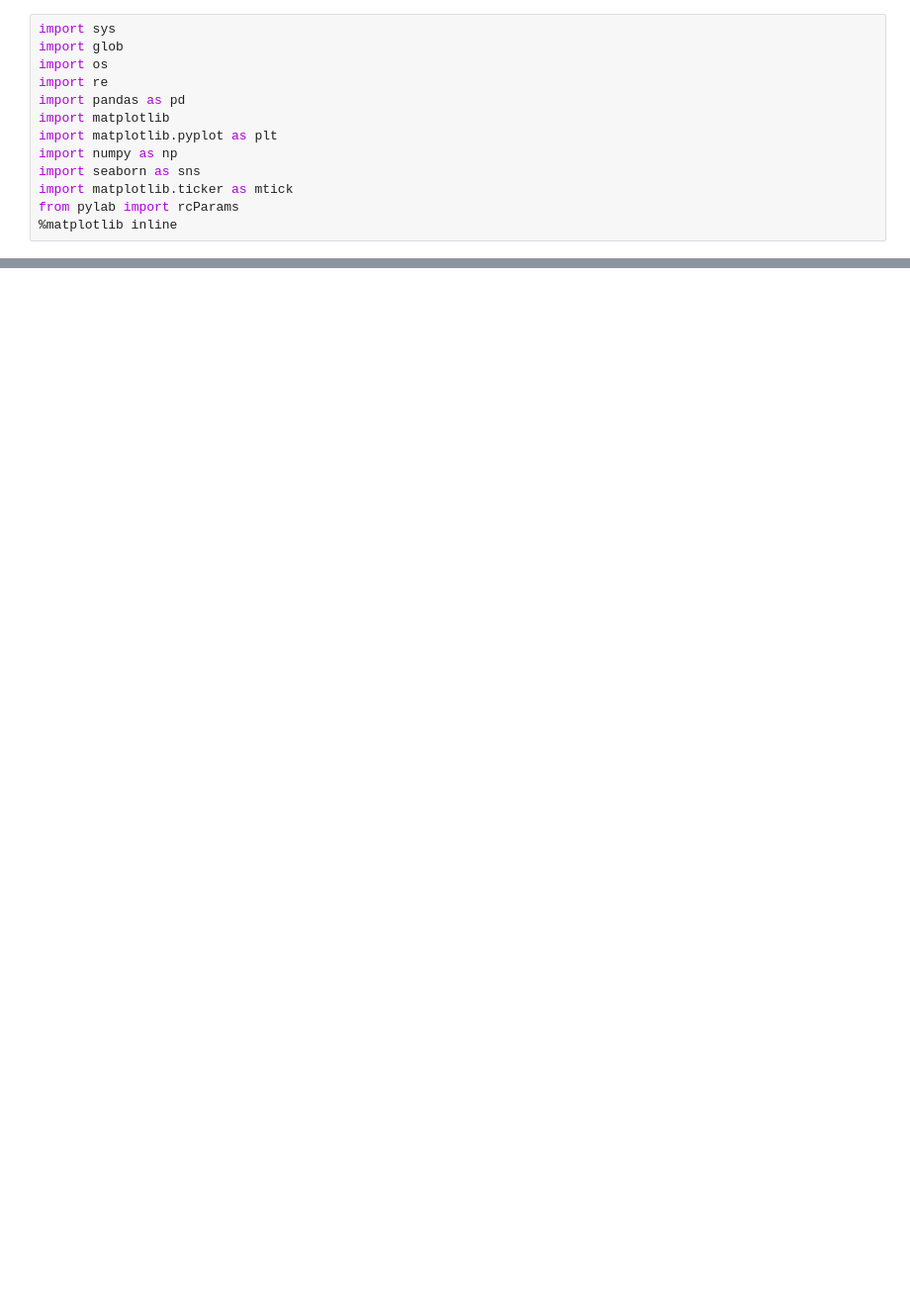
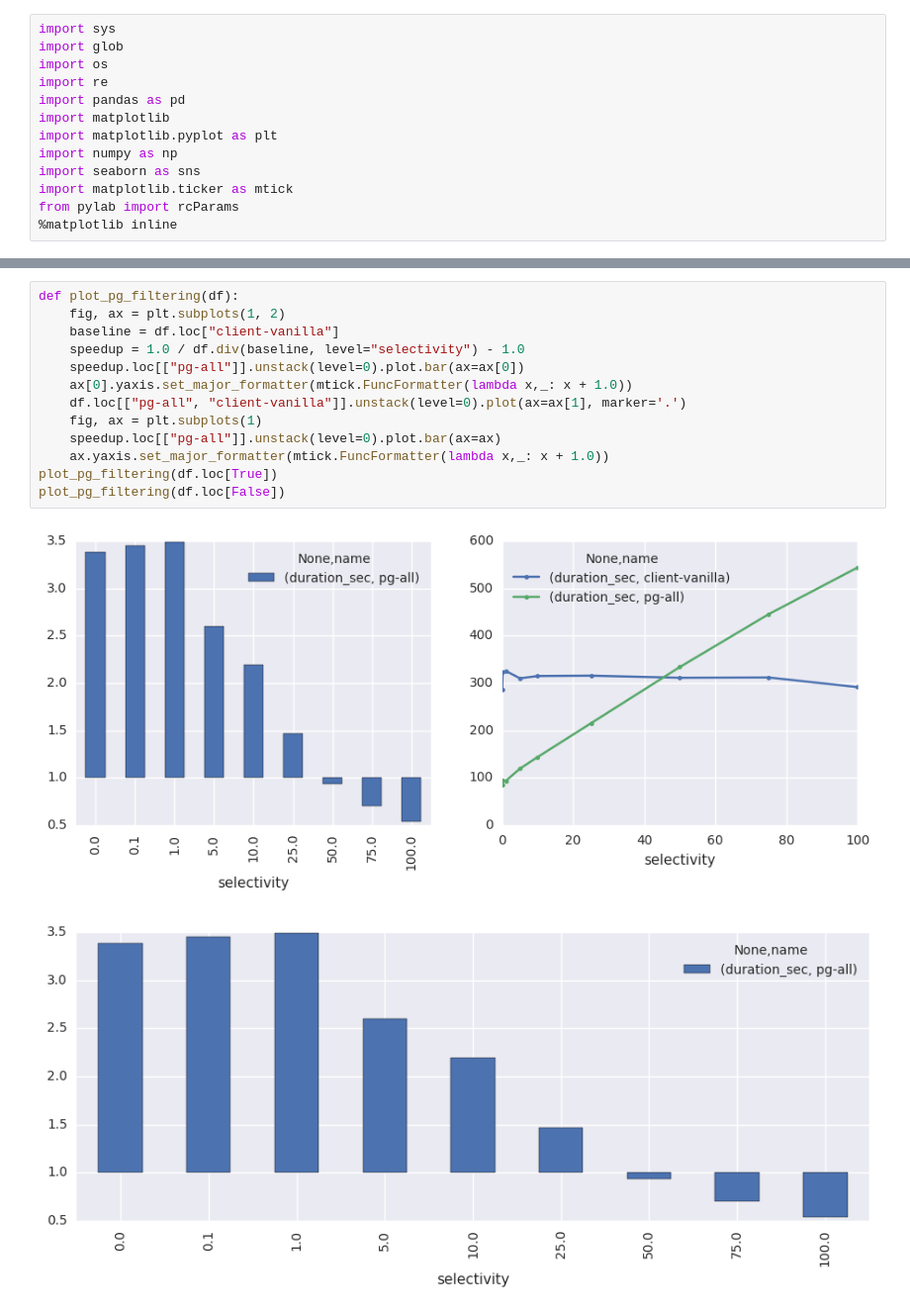
Before and after one commit to uccross/skyhookdm-ceph, a Jupyter notebook: src/progly/filtering.ipynb, the cells around one changed output, grey strips where cells are left out. Shown at 99% size. Drawn from its saved outputs; the diff is of its cells as text; blank space fills up the shorter version.

```diff
--- a/src/progly/filtering.ipynb
+++ b/src/progly/filtering.ipynb
@@ -32,0 +118,16 @@ ax.set_ylabel("Runtime (sec)")
+# %%
+def plot_pg_filtering(df):
+    fig, ax = plt.subplots(1, 2)
+    baseline = df.loc["client-vanilla"]
+    speedup = 1.0 / df.div(baseline, level="selectivity") - 1.0
+    speedup.loc[["pg-all"]].unstack(level=0).plot.bar(ax=ax[0])
+    ax[0].yaxis.set_major_formatter(mtick.FuncFormatter(lambda x,_: x + 1.0))
+    df.loc[["pg-all", "client-vanilla"]].unstack(level=0).plot(ax=ax[1], marker='.')
+    fig, ax = plt.subplots(1)
+    speedup.loc[["pg-all"]].unstack(level=0).plot.bar(ax=ax)
+    ax.yaxis.set_major_formatter(mtick.FuncFormatter(lambda x,_: x + 1.0))
+plot_pg_filtering(df.loc[True])
+plot_pg_filtering(df.loc[False])
+# %% [output]
+[figure, added]
+[figure, added]
```
Also changed, not shown: parts of 10 cells of this notebook.
